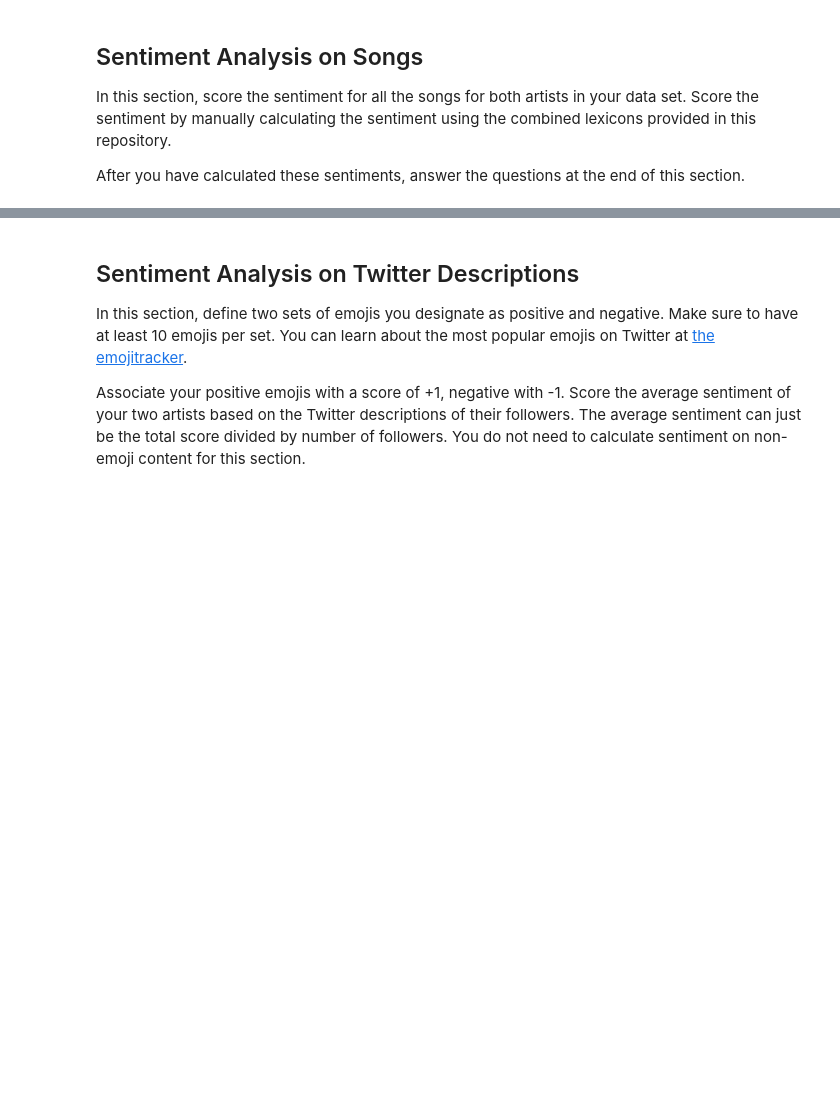
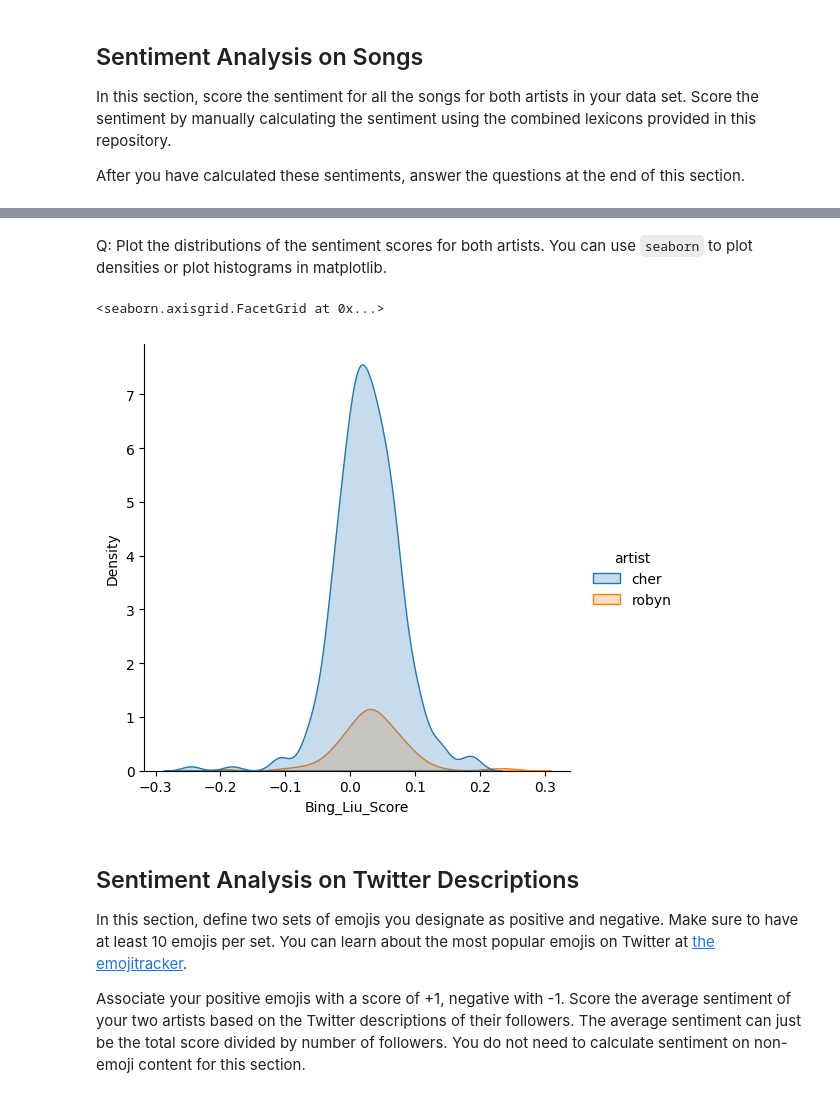
Before and after one commit to zachfreitas/Assignment-6.1-Sentiment-Analysis-on-Text, a Jupyter notebook: Sentiment Assignment.ipynb, the cells around one changed output, grey strips where cells are left out. Cells and saved outputs as stored; diff of their text form; code cells hidden in the pictures; blank space fills up the shorter version.

```diff
--- a/Sentiment Assignment.ipynb
+++ b/Sentiment Assignment.ipynb
@@ -59,0 +176,7 @@ For the Twitter data, we only need the description field for this assignment. Fe
+# %%
+# Get Positive Words
+pos_words = pd.read_csv("positive-words.txt",names=['word'], skiprows=34, encoding = "ISO-8859-1")
+pos_words["sentiment"] = "positive"
+pos_words["lexicon"] = ""
+pos_words["score"] = 1
+pos_words
@@ -59,0 +197,6 @@ For the Twitter data, we only need the description field for this assignment. Fe
+# %%
+# Get tidytext words
+tidytext = pd.read_csv("tidytext_sentiments.txt", sep = "\t")
+tidytext.loc[tidytext["sentiment"].isin(["positive"]), 'score'] = 1
+tidytext.loc[tidytext["sentiment"].isin(["negative"]), 'score'] = -1
+tidytext
@@ -59,0 +217,4 @@ For the Twitter data, we only need the description field for this assignment. Fe
+# %%
+# Combine words into one dataframe.
+word_score = pd.concat([tidytext, pos_words, neg_words], ignore_index=True)
+word_score
@@ -65,3 +240,20 @@ In this section, score the sentiment for all the songs for both artists in your
 After you have calculated these sentiments, answer the questions at the end of this section.
 # %%
 # your code here
+
+lyrics_sentiment_df = lyrics_df.copy()
+
+pos_score = 1
+neg_score = -1
+word_dict = word_score.set_index('word').to_dict()["score"]
+
+def bing_liu_score(text):
+    sentiment_score = 0
+    bag_of_words = word_tokenize(text.lower())
+    for word in bag_of_words:
+        if word in word_dict:
+            sentiment_score += word_dict[word]
+    return (sentiment_score / len(bag_of_words)) if len(bag_of_words) else 0
+
+lyrics_sentiment_df['Bing_Liu_Score'] = lyrics_sentiment_df['lyrics'].apply(bing_liu_score)
+lyrics_sentiment_df[['artist','title','lyrics','Bing_Liu_Score']].sample(10)
@@ -90,3 +393,11 @@ Q: Plot the distributions of the sentiment scores for both artists. You can use
+# %% [markdown]
+Q: Plot the distributions of the sentiment scores for both artists. You can use `seaborn` to plot densities or plot histograms in matplotlib.
+# %%
+# Density of score by artist.
+sns.displot(lyrics_sentiment_df, x="Bing_Liu_Score", hue="artist", kind="kde", fill=True)
+# %% [output]
+<seaborn.axisgrid.FacetGrid at 0x...>
+[figure, added]
 # %% [markdown]
 ## Sentiment Analysis on Twitter Descriptions
 
```
Also changed, not shown: parts of 30 cells of this notebook, 1 other file.
